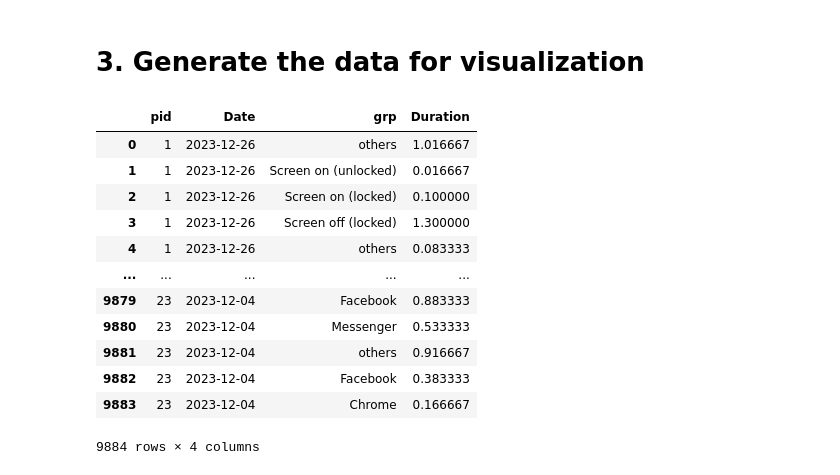
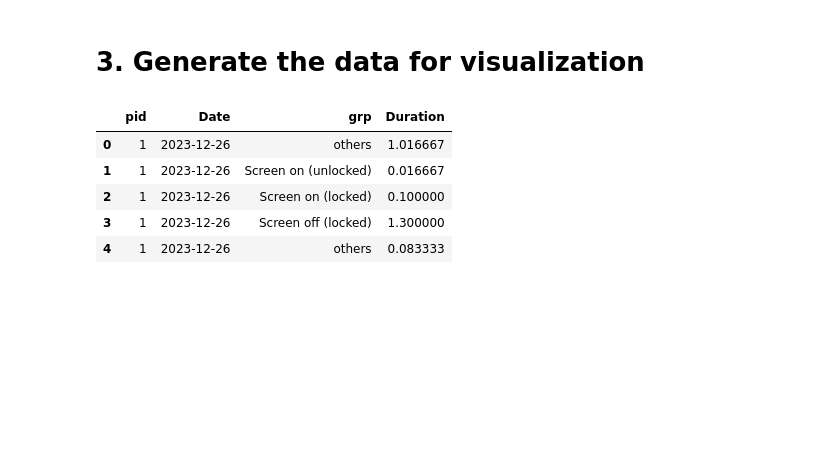
Before and after one commit to VietAnhNguyen20/MobileAppInsights, a Jupyter notebook: Data_Exploration.ipynb, the cells around one changed output. Drawn from its saved outputs; the diff is of its cells as text; code cells hidden in the pictures; blank space fills up the shorter version.

```diff
--- a/Data_Exploration.ipynb
+++ b/Data_Exploration.ipynb
@@ -134,27 +134,21 @@ See the caveats in the documentation: https://pandas.pydata.org/pandas-docs/stab
 # %%
 #Conver to minutes
 df['Duration'] = df['Duration'] / 60
 
 # 15 most used apps (duration) (I create others so that we could put other applications in)
 top_apps = df['App name'].value_counts().nlargest(14).index.tolist()
 df['grp'] = df['App name'].apply(lambda x: x if x in top_apps else 'others')
 
 date_to_pid = {date: pid for pid, date in enumerate(df['Date'].unique(), start=1)}
 df['pid'] = df['Date'].map(date_to_pid)
 result_df = df[['pid', 'Date', 'grp', 'Duration']].copy()
 result_df = result_df[['pid', 'Date', 'grp', 'Duration']]
-df.to_csv('data/VietAnh_processed_data.csv')
+
+result_df.head(5)
 # %% [output]
 |  | pid | Date | grp | Duration |
 | 0 | 1 | 2023-12-26 | others | 1.016667 |
 | 1 | 1 | 2023-12-26 | Screen on (unlocked) | 0.016667 |
 | 2 | 1 | 2023-12-26 | Screen on (locked) | 0.100000 |
 | 3 | 1 | 2023-12-26 | Screen off (locked) | 1.300000 |
 | 4 | 1 | 2023-12-26 | others | 0.083333 |
-| ... | ... | ... | ... | ... |
-| 9879 | 23 | 2023-12-04 | Facebook | 0.883333 |
-| 9880 | 23 | 2023-12-04 | Messenger | 0.533333 |
-| 9881 | 23 | 2023-12-04 | others | 0.916667 |
-| 9882 | 23 | 2023-12-04 | Facebook | 0.383333 |
-| 9883 | 23 | 2023-12-04 | Chrome | 0.166667 |
-9884 rows × 4 columns
```
Also changed, not shown: parts of 1 cell of this notebook, 1 other file.
